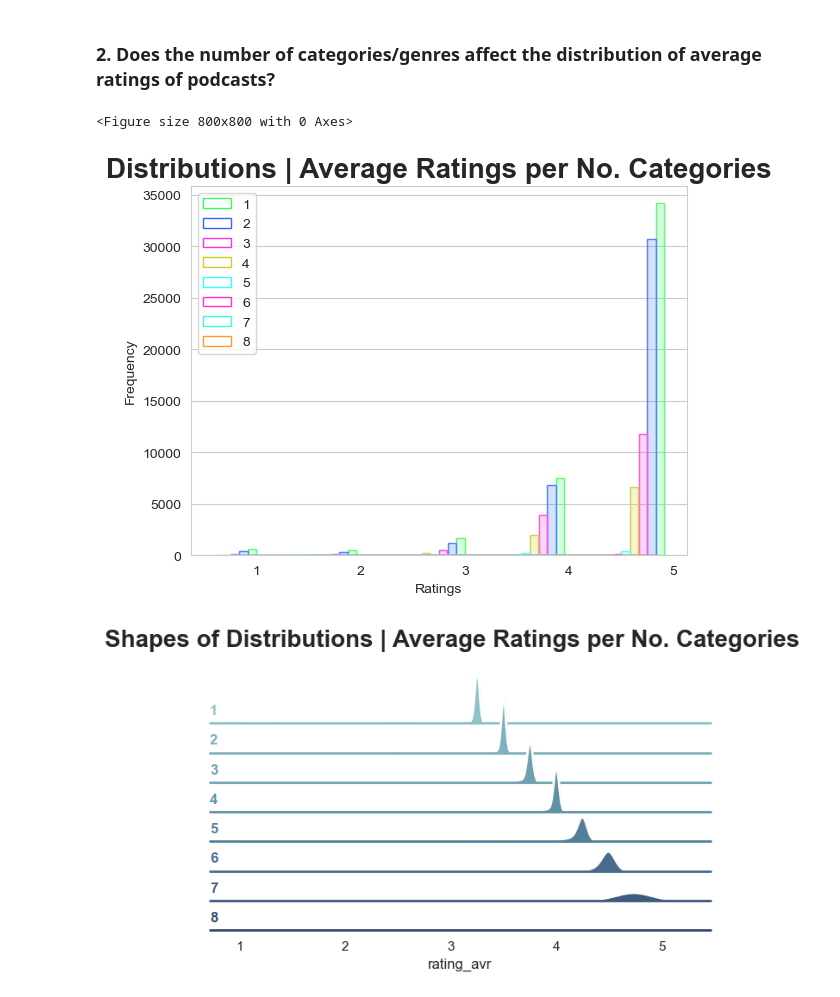
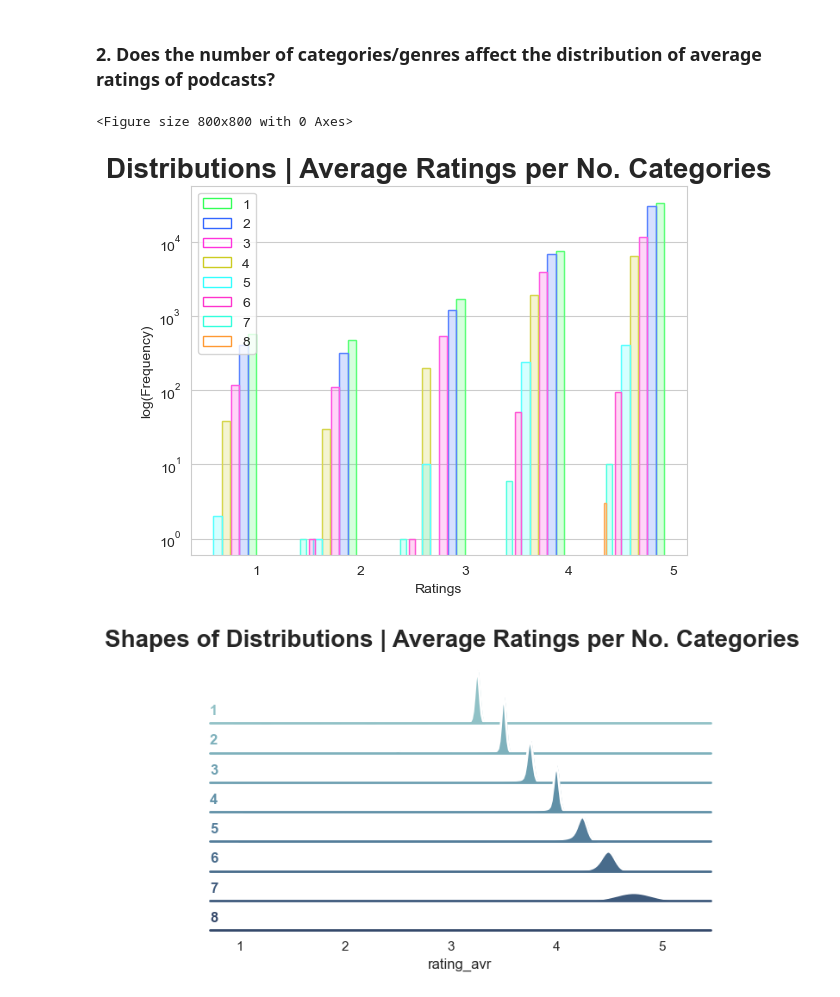
Before and after one commit to 2HO4/PodcastReviews_iTunes, a Jupyter notebook: iTunesPodcastReviews_DA.ipynb, the cells around one changed output. Cells and saved outputs as stored; diff of their text form; code cells hidden in the pictures.

```diff
--- a/iTunesPodcastReviews_DA.ipynb
+++ b/iTunesPodcastReviews_DA.ipynb
@@ -1212,35 +1268,36 @@ rainbow = [
     '#FF33DD',  # Pink
     '#CCCC22',  # Yellow
     '#33FFFF',  # Cyan
     '#FF33CC',  # Magenta
     '#33FFDD',  # Teal
     '#FF9933',  # Orange
     '#9933FF',  # Purple
 ]
 
 for group, group_data in Podcasts_info_g:
     ax.hist(group_data['rating_avr'].astype(int) - group/12, bins=50, label=group,
             alpha=1, fill=False, edgecolor=rainbow[group])
     ax.hist(group_data['rating_avr'].astype(int) - group/12, bins=50,
             alpha=.2, fill=True, color=rainbow[group])
 
 # Customize the plot
 ax.set_xlabel('Ratings')
-ax.set_ylabel('Frequency')
+ax.set_ylabel('log(Frequency)')
 ax.set_title(
     "Distributions | Average Ratings per No. Categories",
     fontsize=20,
     fontweight='bold'
 )
 
 ax.legend()
 ax.xaxis.grid(False)
+ax.set_yscale('log')
 
 # Show the plot
 plt.show()
 # %% [output]
 <Figure size 800x800 with 0 Axes>
-[figure, old version]
+[figure, new version]
 # %%
 # Set plot theme
 sns.set_theme(style="white", rc={"axes.facecolor": (0, 0, 0, 0)})
```
Also changed, not shown: parts of 26 cells of this notebook, 4 other files.
